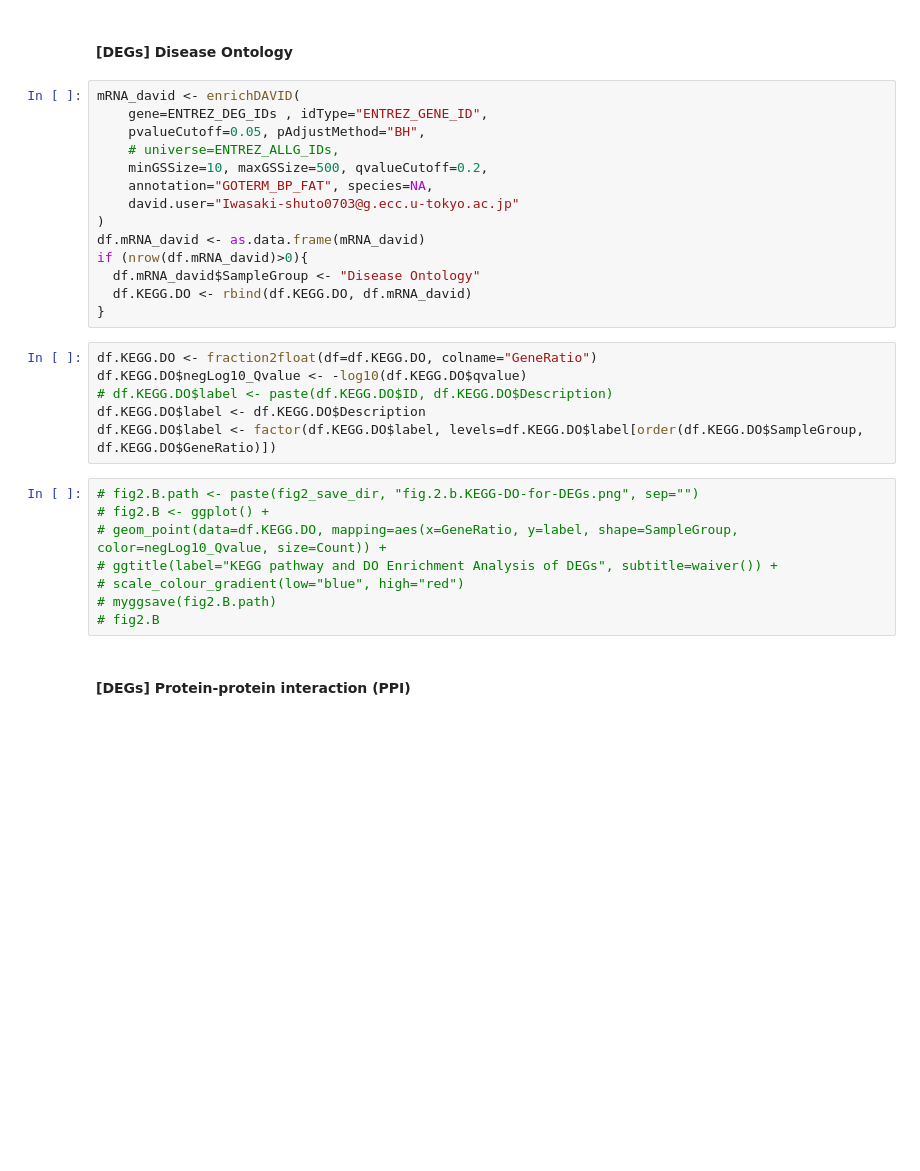
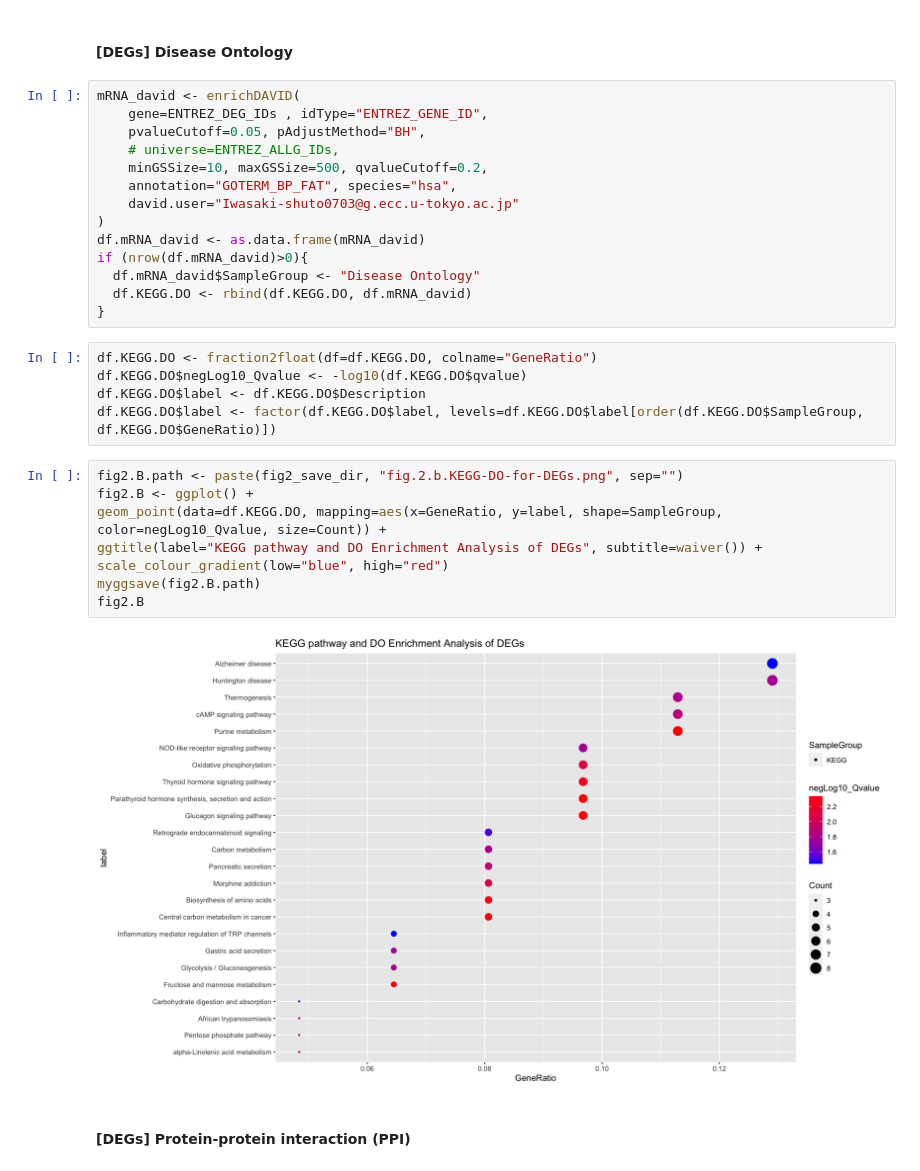
Before and after one commit to HongyuanWu/TripleNetDiagnosis, a Jupyter notebook: notebook/2.R.cluster.profiling.ipynb, the cells around one changed output. Saved outputs shown, nothing was run; the diff lists cells and outputs as text; blank space fills up the shorter version.

```diff
--- a/notebook/2.R.cluster.profiling.ipynb
+++ b/notebook/2.R.cluster.profiling.ipynb
@@ -147,7 +149,7 @@ mRNA_david <- enrichDAVID(
     pvalueCutoff=0.05, pAdjustMethod="BH",
     # universe=ENTREZ_ALLG_IDs,
     minGSSize=10, maxGSSize=500, qvalueCutoff=0.2,
-    annotation="GOTERM_BP_FAT", species=NA,
+    annotation="GOTERM_BP_FAT", species="hsa",
     david.user="Iwasaki-shuto0703@g.ecc.u-tokyo.ac.jp"
 )
 df.mRNA_david <- as.data.frame(mRNA_david)
@@ -158,17 +160,18 @@ if (nrow(df.mRNA_david)>0){
 # %%
 df.KEGG.DO <- fraction2float(df=df.KEGG.DO, colname="GeneRatio")
 df.KEGG.DO$negLog10_Qvalue <- -log10(df.KEGG.DO$qvalue)
-# df.KEGG.DO$label <- paste(df.KEGG.DO$ID, df.KEGG.DO$Description)
 df.KEGG.DO$label <- df.KEGG.DO$Description
 df.KEGG.DO$label <- factor(df.KEGG.DO$label, levels=df.KEGG.DO$label[order(df.KEGG.DO$SampleGroup, df.KEGG.DO$GeneRatio)])
 # %%
-# fig2.B.path <- paste(fig2_save_dir, "fig.2.b.KEGG-DO-for-DEGs.png", sep="")
-# fig2.B <- ggplot() +
-# geom_point(data=df.KEGG.DO, mapping=aes(x=GeneRatio, y=label, shape=SampleGroup, color=negLog10_Qvalue, size=Count)) +
-# ggtitle(label="KEGG pathway and DO Enrichment Analysis of DEGs", subtitle=waiver()) +
-# scale_colour_gradient(low="blue", high="red")
-# myggsave(fig2.B.path)
-# fig2.B
+fig2.B.path <- paste(fig2_save_dir, "fig.2.b.KEGG-DO-for-DEGs.png", sep="")
+fig2.B <- ggplot() +
+geom_point(data=df.KEGG.DO, mapping=aes(x=GeneRatio, y=label, shape=SampleGroup, color=negLog10_Qvalue, size=Count)) +
+ggtitle(label="KEGG pathway and DO Enrichment Analysis of DEGs", subtitle=waiver()) +
+scale_colour_gradient(low="blue", high="red")
+myggsave(fig2.B.path)
+fig2.B
+# %% [output]
+[figure, added]
 # %% [markdown]
 #### [DEGs] Protein-protein interaction (PPI)
 # %% [markdown]
```
Also changed, not shown: parts of 5 cells of this notebook, 2 other files.
